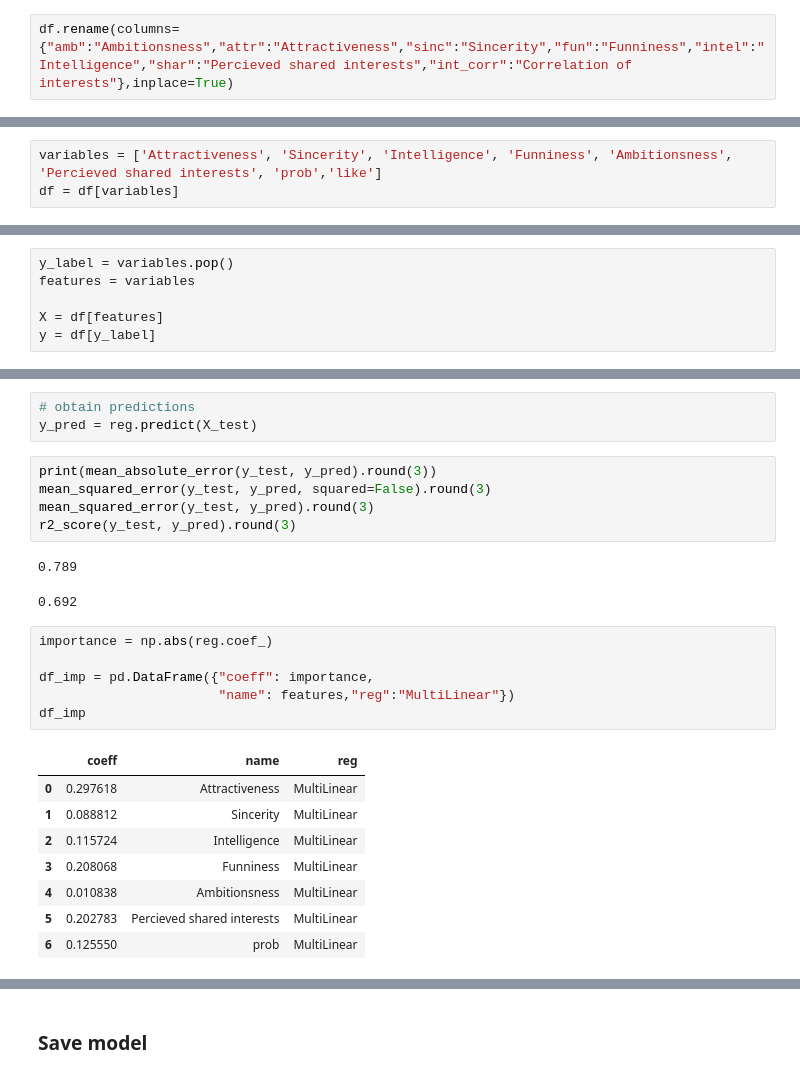
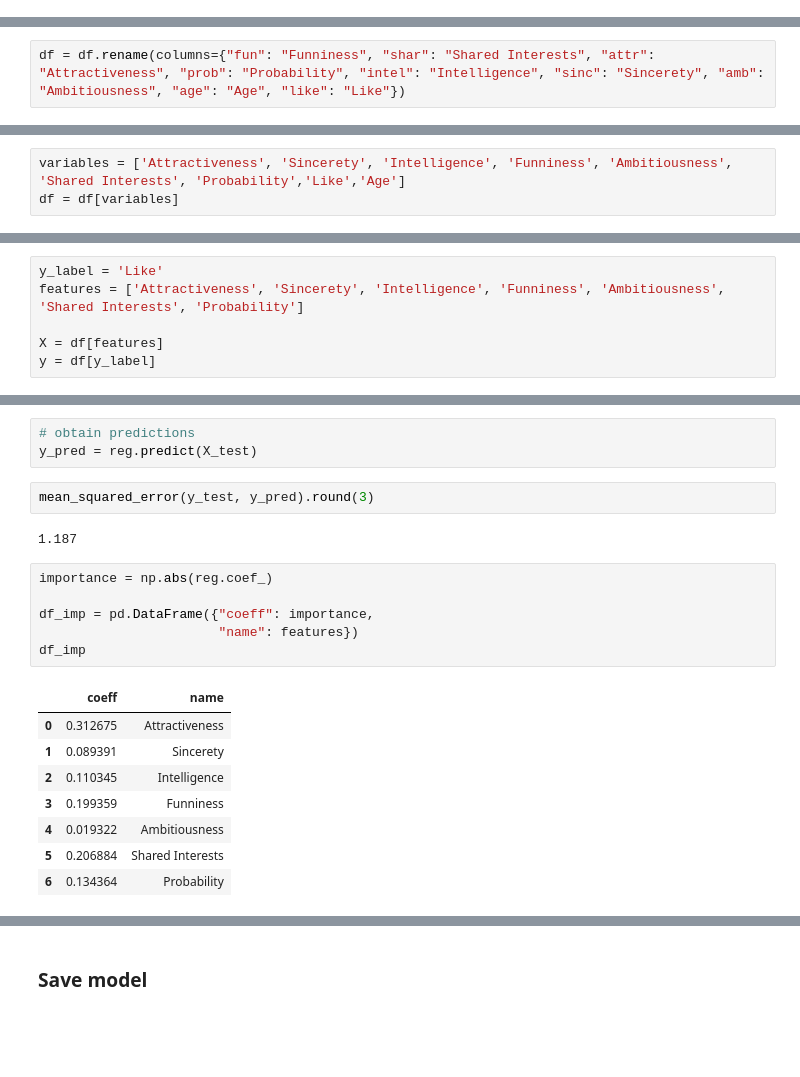
Before and after one commit to SvenWeiss-HDM/Projektgruppe_A, a Jupyter notebook: notebooks/draft-analysis_r.ipynb, the cells around one changed output, grey strips where cells are left out. Cells and saved outputs as stored; diff of their text form; blank space fills up the shorter version.

```diff
--- a/notebooks/draft-analysis_r.ipynb
+++ b/notebooks/draft-analysis_r.ipynb
@@ -213,5 +446,3 @@ unused_vars = [
 df[cat_vars]=df[cat_vars].astype("category",copy=False)
 df[float_vars]=df[float_vars].astype("float",copy=False)
 df[str_vars]=df[str_vars].astype("str",copy=False)
-# %%
-df.rename(columns={"amb":"Ambitionsness","attr":"Attractiveness","sinc":"Sincerity","fun":"Funniness","intel":"Intelligence","shar":"Percieved shared interests","int_corr":"Correlation of interests"},inplace=True)
@@ -217,0 +451,2 @@ df.rename(columns={"amb":"Ambitionsness","attr":"Attractiveness","sinc":"Sinceri
+# %%
+df = df.rename(columns={"fun": "Funniness", "shar": "Shared Interests", "attr": "Attractiveness", "prob": "Probability", "intel": "Intelligence", "sinc": "Sincerety", "amb": "Ambitiousness", "age": "Age", "like": "Like"})
@@ -218,3 +455,3 @@ df.rename(columns={"amb":"Ambitionsness","attr":"Attractiveness","sinc":"Sinceri
 # %%
-variables = ['Attractiveness', 'Sincerity', 'Intelligence', 'Funniness', 'Ambitionsness', 'Percieved shared interests', 'prob','like']
+variables = ['Attractiveness', 'Sincerety', 'Intelligence', 'Funniness', 'Ambitiousness', 'Shared Interests', 'Probability','Like','Age']
 df = df[variables]
@@ -258,6 +556,6 @@ g=sns.displot(
 # %%
-y_label = variables.pop()
-features = variables
+y_label = 'Like'
+features = ['Attractiveness', 'Sincerety', 'Intelligence', 'Funniness', 'Ambitiousness', 'Shared Interests', 'Probability']
 
 X = df[features]
 y = df[y_label]
@@ -434,26 +746,22 @@ round(table, 3)
 # %%
 # obtain predictions
 y_pred = reg.predict(X_test)
-# %%
-print(mean_absolute_error(y_test, y_pred).round(3))
-mean_squared_error(y_test, y_pred, squared=False).round(3)
-mean_squared_error(y_test, y_pred).round(3)
-r2_score(y_test, y_pred).round(3)
-# %% [output]
-0.789
-0.692
+# %%
+mean_squared_error(y_test, y_pred).round(3)
+# %% [output]
+1.187
 # %%
 importance = np.abs(reg.coef_)
 
 df_imp = pd.DataFrame({"coeff": importance,
-                       "name": features,"reg":"MultiLinear"})
+                       "name": features})
 df_imp
 # %% [output]
-|  | coeff | name | reg |
-| 0 | 0.297618 | Attractiveness | MultiLinear |
-| 1 | 0.088812 | Sincerity | MultiLinear |
-| 2 | 0.115724 | Intelligence | MultiLinear |
-| 3 | 0.208068 | Funniness | MultiLinear |
-| 4 | 0.010838 | Ambitionsness | MultiLinear |
-| 5 | 0.202783 | Percieved shared interests | MultiLinear |
-| 6 | 0.125550 | prob | MultiLinear |
+|  | coeff | name |
+| 0 | 0.312675 | Attractiveness |
+| 1 | 0.089391 | Sincerety |
+| 2 | 0.110345 | Intelligence |
+| 3 | 0.199359 | Funniness |
+| 4 | 0.019322 | Ambitiousness |
+| 5 | 0.206884 | Shared Interests |
+| 6 | 0.134364 | Probability |
```
Also changed, not shown: parts of 84 cells of this notebook, 1 other file.
